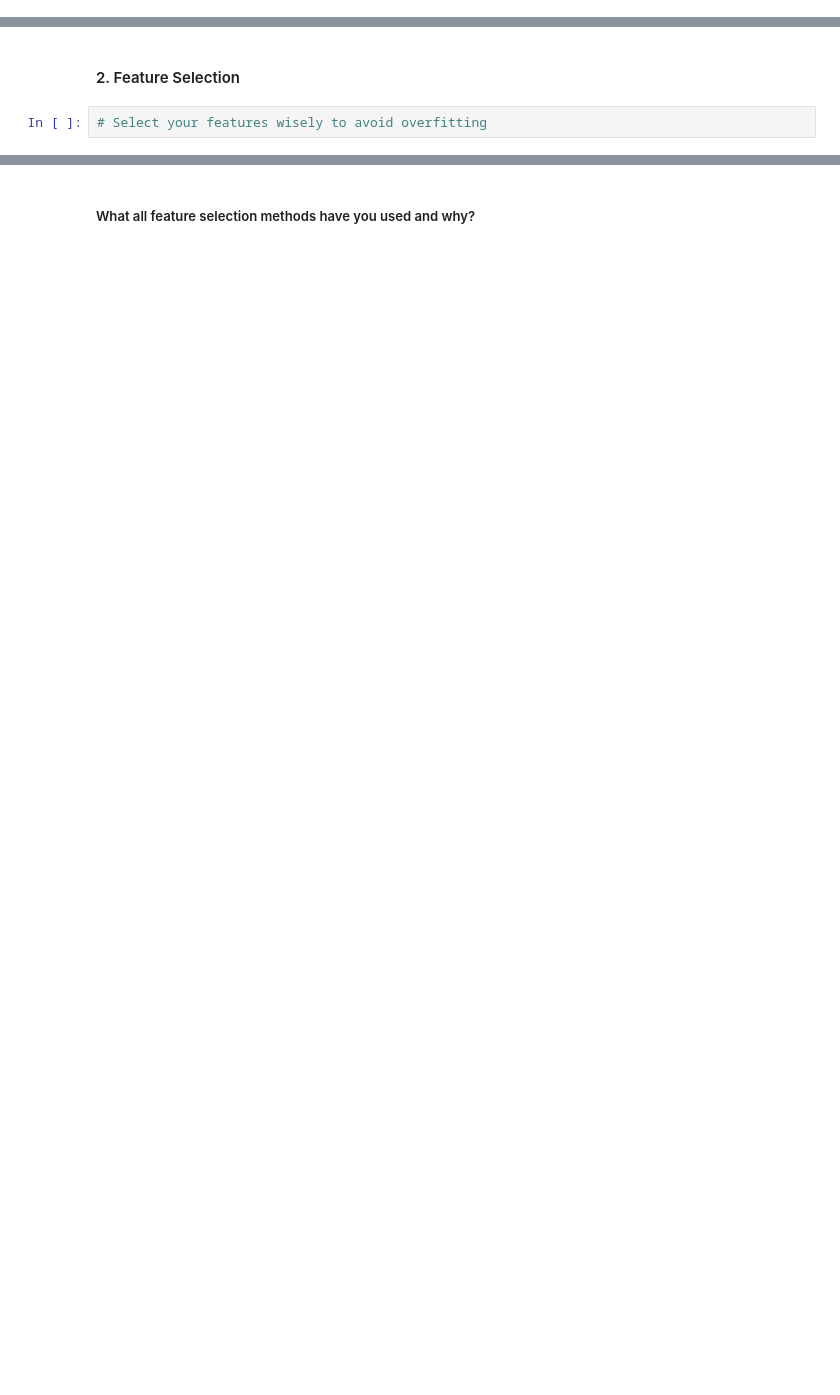
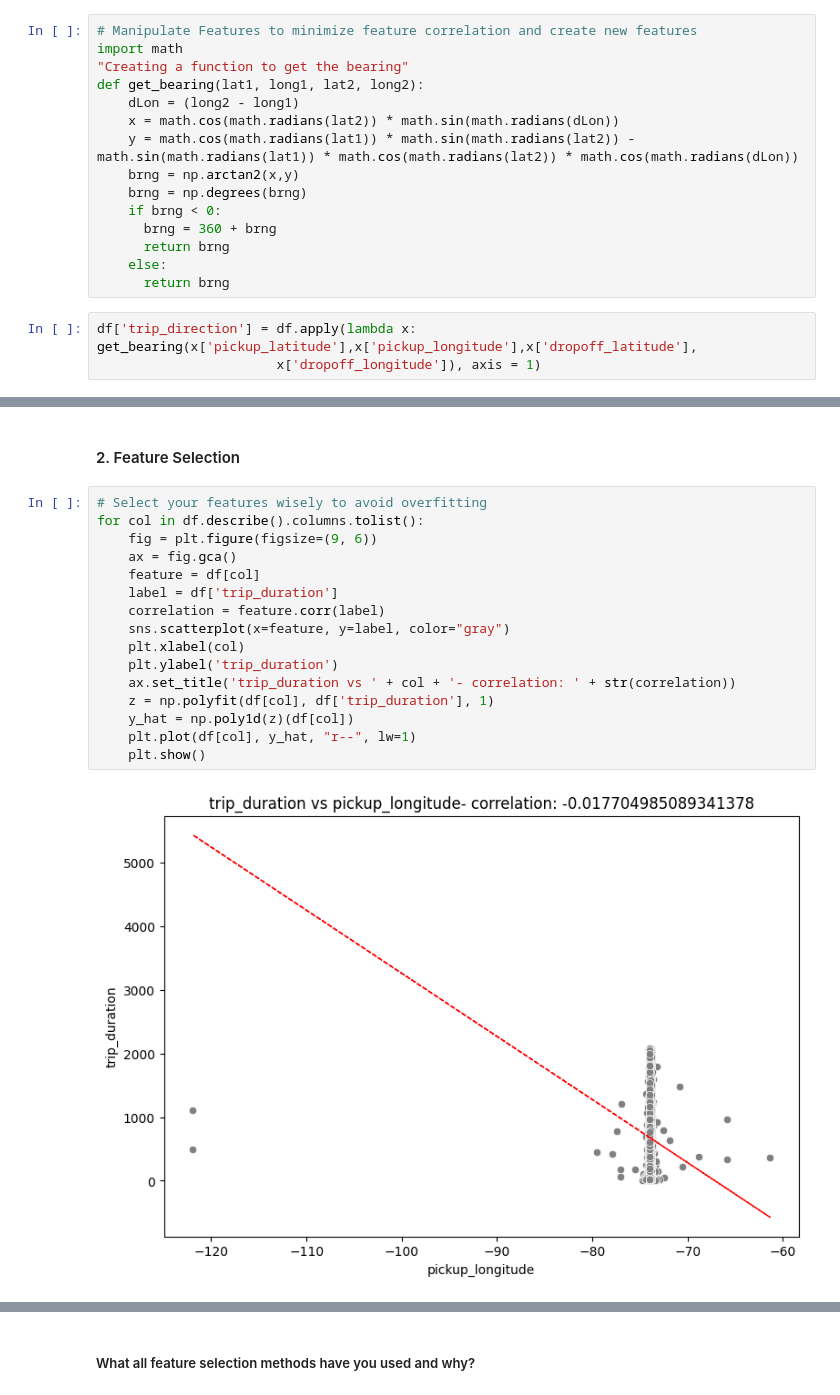
Before and after one commit to Navjotkhatri/NYC-Taxi-Trip-Time-Prediction, a Jupyter notebook: NYC_Taxi_Trip_Time_Prediction.ipynb, the cells around one changed output, grey strips where cells are left out. Cells and saved outputs as stored; diff of their text form; blank space fills up the shorter version.

```diff
--- a/NYC_Taxi_Trip_Time_Prediction.ipynb
+++ b/NYC_Taxi_Trip_Time_Prediction.ipynb
@@ -1262,0 +1269,18 @@ df.head()
+# %%
+# Manipulate Features to minimize feature correlation and create new features
+import math
+"Creating a function to get the bearing"
+def get_bearing(lat1, long1, lat2, long2):
+    dLon = (long2 - long1)
+    x = math.cos(math.radians(lat2)) * math.sin(math.radians(dLon))
+    y = math.cos(math.radians(lat1)) * math.sin(math.radians(lat2)) - math.sin(math.radians(lat1)) * math.cos(math.radians(lat2)) * math.cos(math.radians(dLon))
+    brng = np.arctan2(x,y)
+    brng = np.degrees(brng)
+    if brng < 0:
+      brng = 360 + brng
+      return brng
+    else:
+      return brng
+# %%
+df['trip_direction'] = df.apply(lambda x: get_bearing(x['pickup_latitude'],x['pickup_longitude'],x['dropoff_latitude'],
+                       x['dropoff_longitude']), axis = 1)
@@ -1263,4 +1297,20 @@ df.head()
 # %% [markdown]
 #### 2. Feature Selection
-# %%
-# Select your features wisely to avoid overfitting
+# %%
+# Select your features wisely to avoid overfitting
+for col in df.describe().columns.tolist():
+    fig = plt.figure(figsize=(9, 6))
+    ax = fig.gca()
+    feature = df[col]
+    label = df['trip_duration']
+    correlation = feature.corr(label)
+    sns.scatterplot(x=feature, y=label, color="gray")
+    plt.xlabel(col)
+    plt.ylabel('trip_duration')
+    ax.set_title('trip_duration vs ' + col + '- correlation: ' + str(correlation))
+    z = np.polyfit(df[col], df['trip_duration'], 1)
+    y_hat = np.poly1d(z)(df[col])
+    plt.plot(df[col], y_hat, "r--", lw=1)
+    plt.show()
+# %% [output]
+[figure, added]
```
Also changed, not shown: parts of 9 cells of this notebook.
